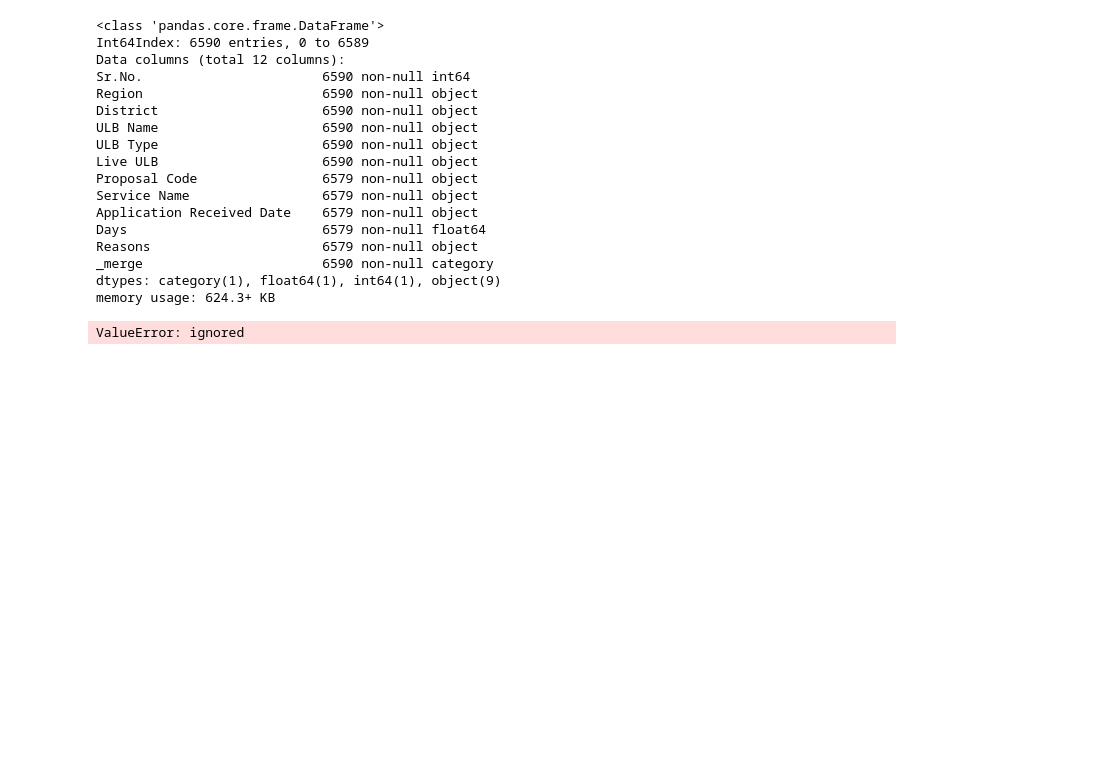
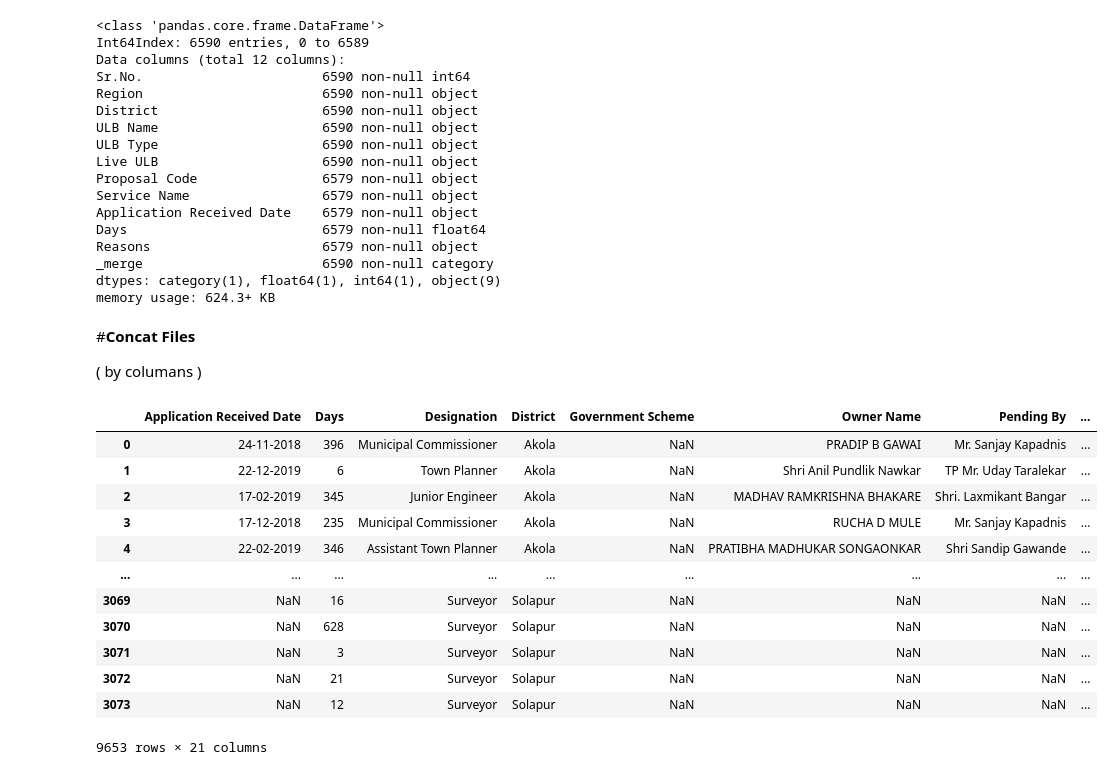
Before and after one commit to swarup7350/BPMS, a Jupyter notebook: BPMS(06_02_2020).ipynb, the cells around one changed output. Saved outputs shown, nothing was run; the diff lists cells and outputs as text; code cells hidden in the pictures; blank space fills up the shorter version.

```diff
--- a/BPMS(06_02_2020).ipynb
+++ b/BPMS(06_02_2020).ipynb
@@ -279,15 +284,25 @@ Reasons                      6579 non-null object
 _merge                       6590 non-null category
 dtypes: category(1), float64(1), int64(1), object(9)
 memory usage: 624.3+ KB
-# %%
-import pandas as pd, numpy as np
-
-df = pd.DataFrame({'x': [1, 2, 3, 5],
-                   'y': [2, 3, 4, 8]})
-
-arr = df.values
-df['xy'] = arr[~np.isnan(arr)].astype(int)
-
-print(df)
-# %% [output]
-ValueError: ignored
+# %% [markdown]
+#**Concat Files**
+
+( by columans )
+# %%
+frames = [ulb1, ULBArchi]
+result1 = pd.concat(frames)
+result1
+# %% [output]
+|  | Application Received Date | Days | Designation | District | Government Scheme | Owner Name | Pending By | ... |
+| 0 | 24-11-2018 | 396 | Municipal Commissioner | Akola | NaN | PRADIP B GAWAI | Mr. Sanjay Kapadnis | ... |
+| 1 | 22-12-2019 | 6 | Town Planner | Akola | NaN | Shri Anil Pundlik Nawkar | TP Mr. Uday Taralekar | ... |
+| 2 | 17-02-2019 | 345 | Junior Engineer | Akola | NaN | MADHAV RAMKRISHNA BHAKARE | Shri. Laxmikant Bangar | ... |
+| 3 | 17-12-2018 | 235 | Municipal Commissioner | Akola | NaN | RUCHA D MULE | Mr. Sanjay Kapadnis | ... |
+| 4 | 22-02-2019 | 346 | Assistant Town Planner | Akola | NaN | PRATIBHA MADHUKAR SONGAONKAR | Shri Sandip Gawande | ... |
+| ... | ... | ... | ... | ... | ... | ... | ... | ... |
+| 3069 | NaN | 16 | Surveyor | Solapur | NaN | NaN | NaN | ... |
+| 3070 | NaN | 628 | Surveyor | Solapur | NaN | NaN | NaN | ... |
+| 3071 | NaN | 3 | Surveyor | Solapur | NaN | NaN | NaN | ... |
+| 3072 | NaN | 21 | Surveyor | Solapur | NaN | NaN | NaN | ... |
+| 3073 | NaN | 12 | Surveyor | Solapur | NaN | NaN | NaN | ... |
+9653 rows × 21 columns
```
Also changed, not shown: parts of 3 cells of this notebook.
